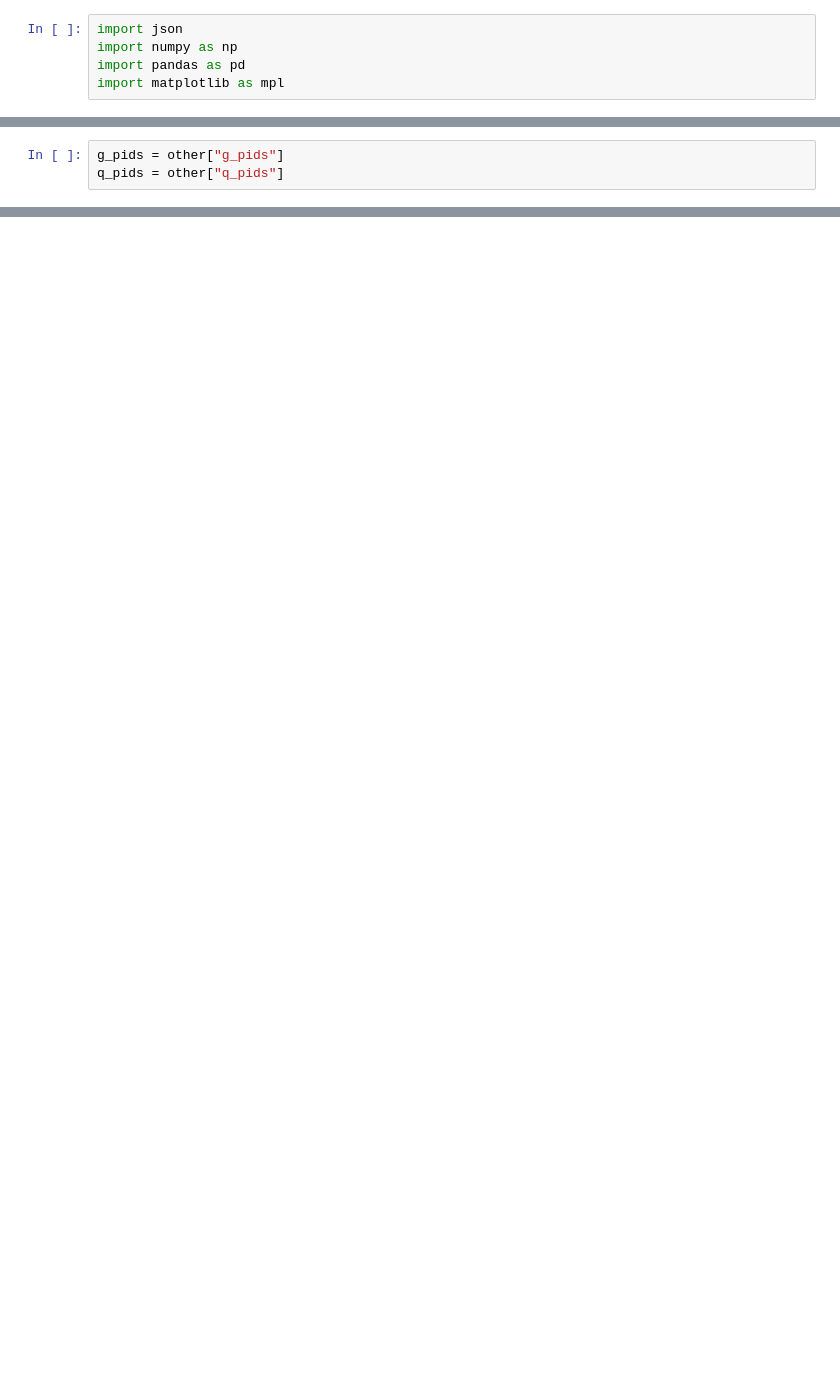
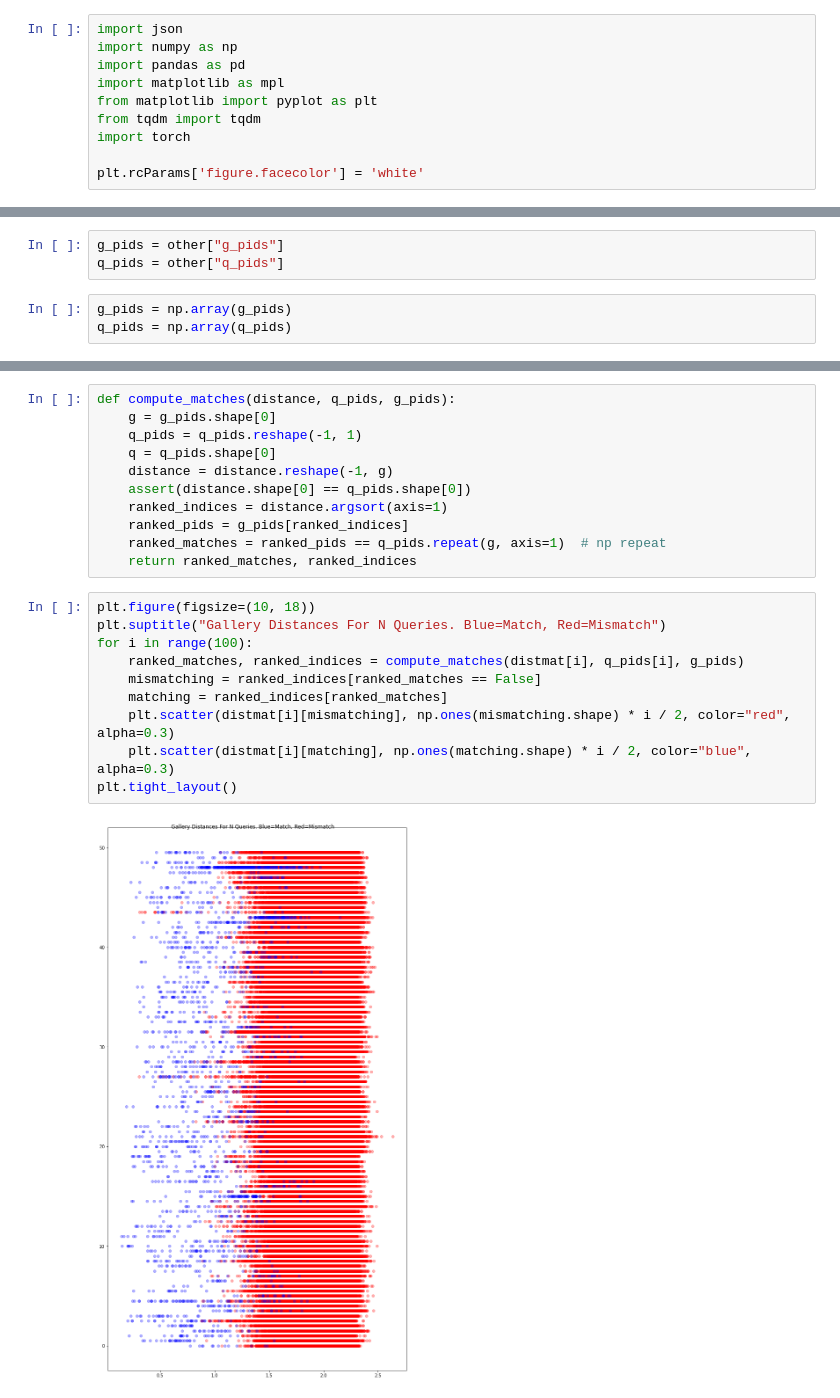
Before and after one commit to itsnamgyu/reid-metric, a Jupyter notebook: notebooks/hvil_initial.ipynb, the cells around one changed output, grey strips where cells are left out. Saved outputs shown, nothing was run; the diff lists cells and outputs as text; blank space fills up the shorter version.

```diff
--- a/notebooks/hvil_initial.ipynb
+++ b/notebooks/hvil_initial.ipynb
@@ -3,6 +3,11 @@ import json
 import numpy as np
 import pandas as pd
 import matplotlib as mpl
+from matplotlib import pyplot as plt
+from tqdm import tqdm
+import torch
+
+plt.rcParams['figure.facecolor'] = 'white'
 # %%
 distmat = np.load("distmat.npy")
 gf = np.load("gf.npy")
@@ -23,3 +35,6 @@ qf.shape
 # %%
 g_pids = other["g_pids"]
 q_pids = other["q_pids"]
+# %%
+g_pids = np.array(g_pids)
+q_pids = np.array(q_pids)
@@ -25,0 +43,23 @@ q_pids = other["q_pids"]
+# %%
+def compute_matches(distance, q_pids, g_pids):
+    g = g_pids.shape[0]
+    q_pids = q_pids.reshape(-1, 1)
+    q = q_pids.shape[0]
+    distance = distance.reshape(-1, g)
+    assert(distance.shape[0] == q_pids.shape[0])
+    ranked_indices = distance.argsort(axis=1)
+    ranked_pids = g_pids[ranked_indices]
+    ranked_matches = ranked_pids == q_pids.repeat(g, axis=1)  # np repeat
+    return ranked_matches, ranked_indices
+# %%
+plt.figure(figsize=(10, 18))
+plt.suptitle("Gallery Distances For N Queries. Blue=Match, Red=Mismatch")
+for i in range(100):
+    ranked_matches, ranked_indices = compute_matches(distmat[i], q_pids[i], g_pids)
+    mismatching = ranked_indices[ranked_matches == False]
+    matching = ranked_indices[ranked_matches]
+    plt.scatter(distmat[i][mismatching], np.ones(mismatching.shape) * i / 2, color="red", alpha=0.3)
+    plt.scatter(distmat[i][matching], np.ones(matching.shape) * i / 2, color="blue", alpha=0.3)
+plt.tight_layout()
+# %% [output]
+[figure, added]
```
Also changed, not shown: parts of 47 cells of this notebook, 1 other file.
